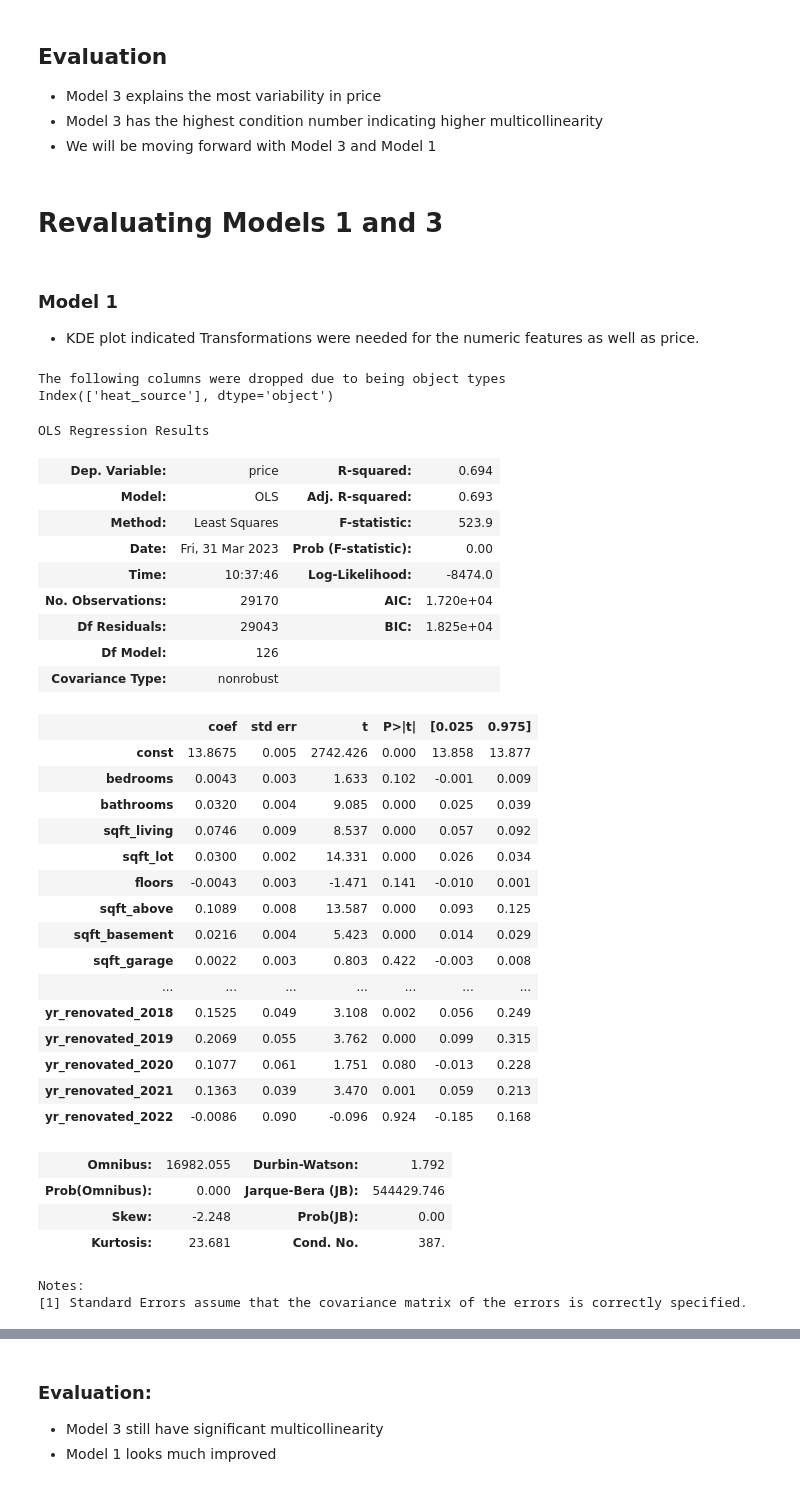
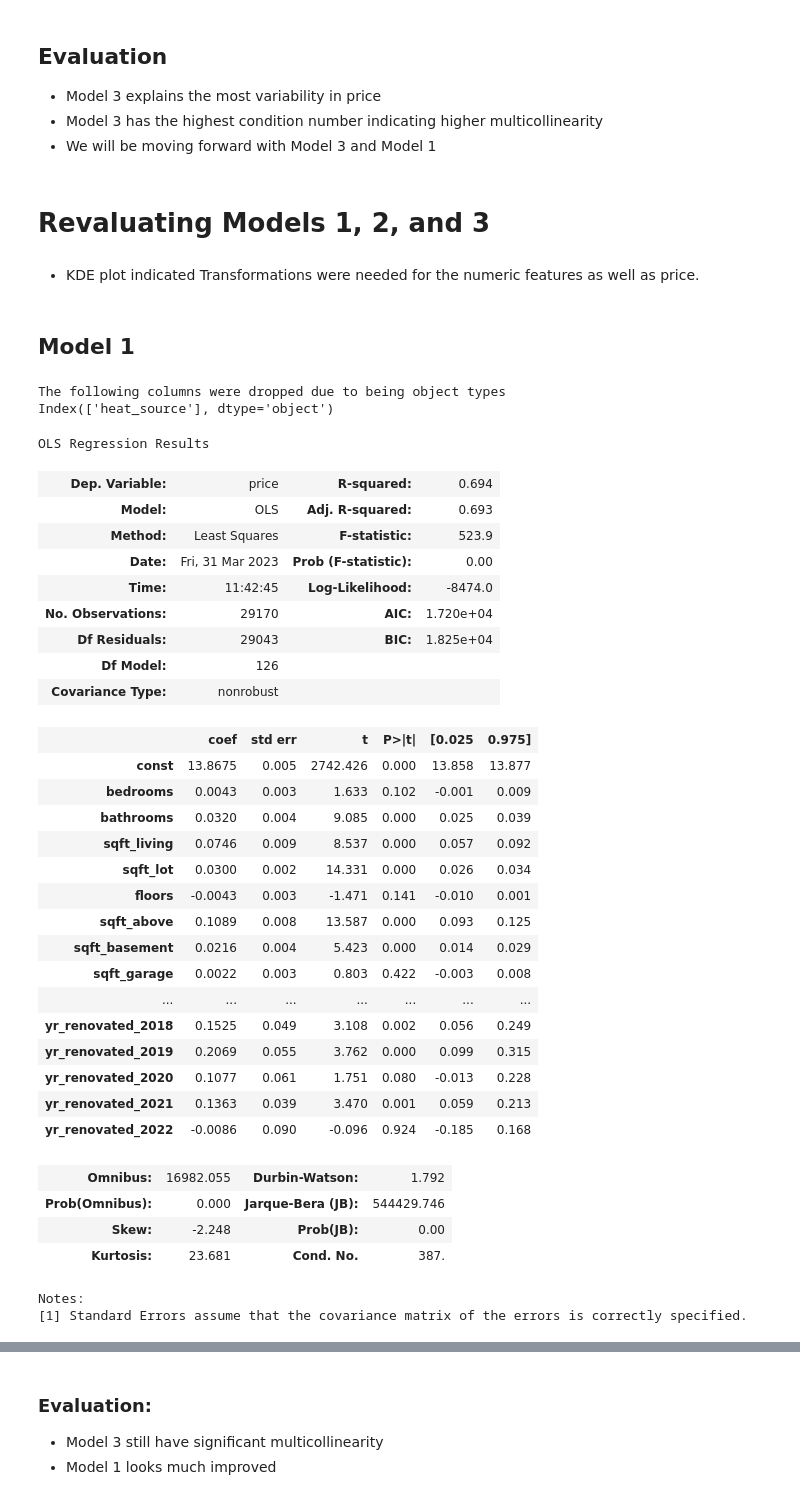
Before and after one commit to drykvf/Housing-Project, a Jupyter notebook: Final_notebook_draft4.ipynb, the cells around one changed output, grey strips where cells are left out. Cells and saved outputs as stored; diff of their text form; code cells hidden in the pictures.

```diff
--- a/Final_notebook_draft4.ipynb
+++ b/Final_notebook_draft4.ipynb
@@ -742,23 +729,25 @@ strong multicollinearity problems or that the design matrix is singular.
 - Model 3 has the highest condition number indicating higher multicollinearity
 - We will be moving forward with Model 3 and Model 1
 # %% [markdown]
-# Revaluating Models 1 and 3
+# Revaluating Models 1, 2, and 3
 # %% [markdown]
-### Model 1
+
 - KDE plot indicated Transformations were needed for the numeric features as well as price.
+# %% [markdown]
+## Model 1
 # %%
 df_final = df_full_sc.copy()
 df_final['price'] = np.log(df_final['price'])
-mlr(df_full_sc,'price')
+mlr(df_final,'price')
 # %% [output]
 The following columns were dropped due to being object types
 Index(['heat_source'], dtype='object')
 OLS Regression Results
 | Dep. Variable: | price | R-squared: | 0.694 |
 | Model: | OLS | Adj. R-squared: | 0.693 |
 | Method: | Least Squares | F-statistic: | 523.9 |
 | Date: | Fri, 31 Mar 2023 | Prob (F-statistic): | 0.00 |
-| Time: | 10:37:46 | Log-Likelihood: | -8474.0 |
+| Time: | 11:42:45 | Log-Likelihood: | -8474.0 |
 | No. Observations: | 29170 | AIC: | 1.720e+04 |
 | Df Residuals: | 29043 | BIC: | 1.825e+04 |
 | Df Model: | 126 |  |  |
```
Also changed, not shown: parts of 25 cells of this notebook, 2 other files.
